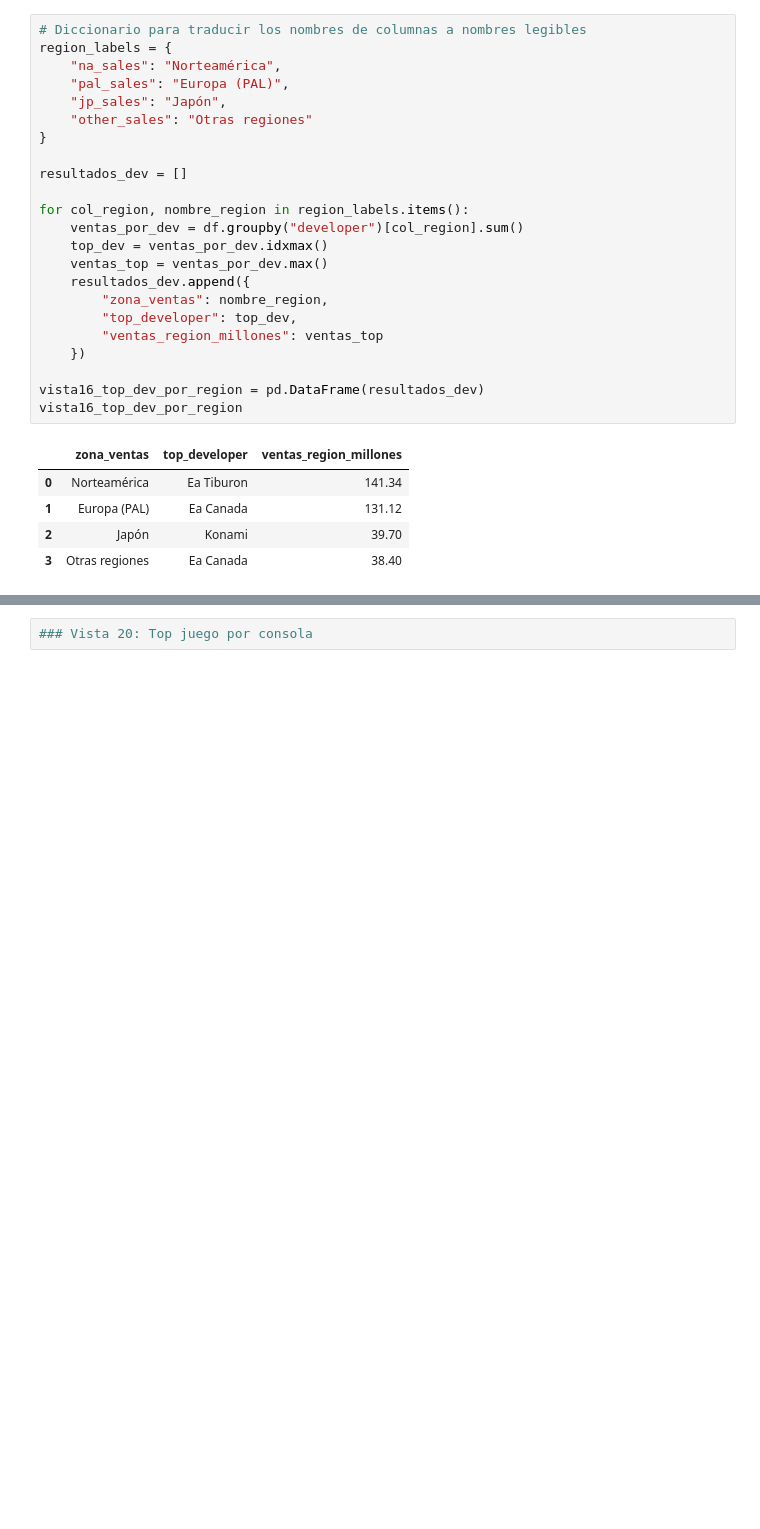
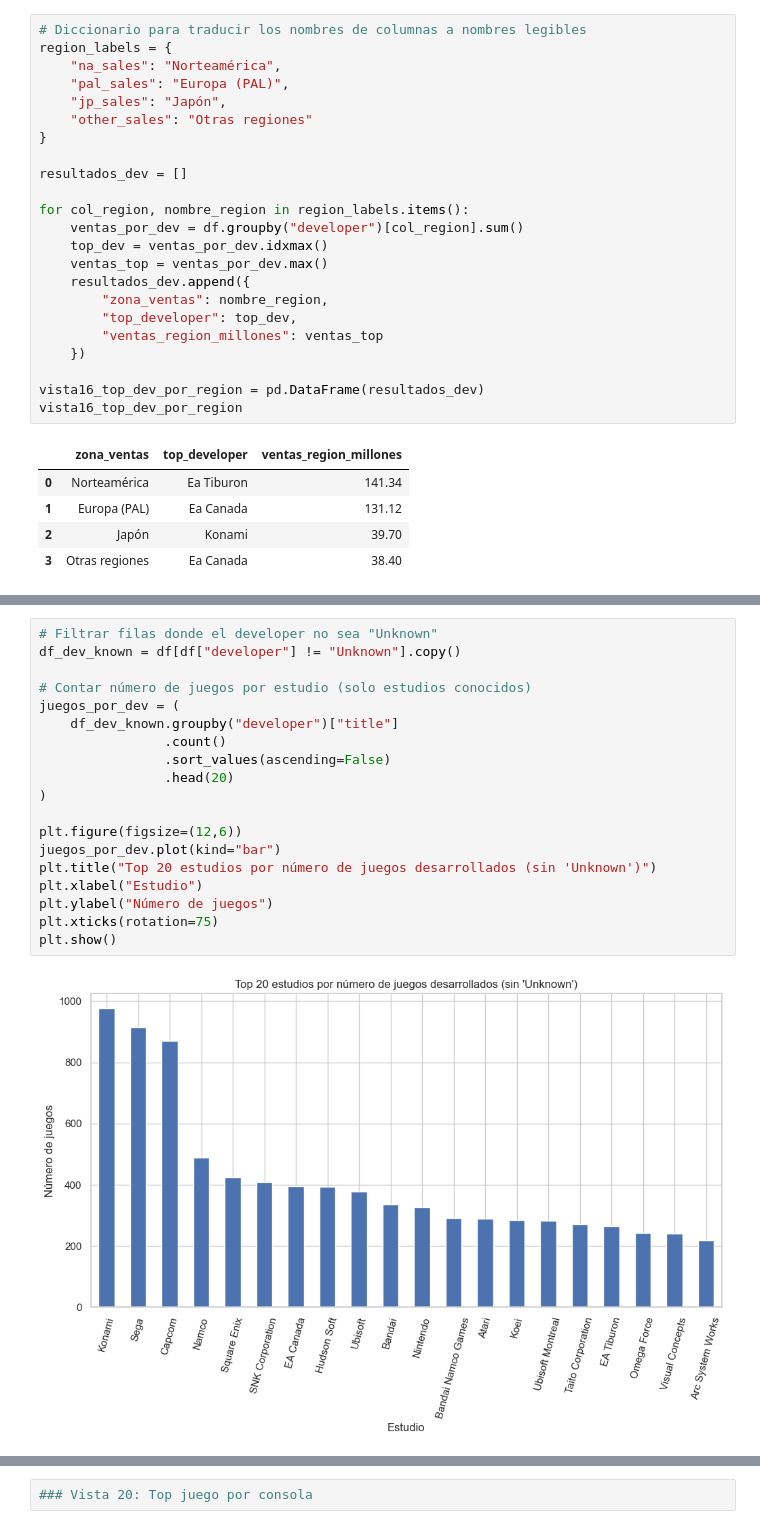
Before and after one commit to Jorge-Vilavella/Proyecto, a Jupyter notebook: notebooks/eda.ipynb, the cells around one changed output, grey strips where cells are left out. Saved outputs shown, nothing was run; the diff lists cells and outputs as text; blank space fills up the shorter version.

```diff
--- a/notebooks/eda.ipynb
+++ b/notebooks/eda.ipynb
@@ -1055 +1058,22 @@ vista16_top_dev_por_region
+# %%
+# Filtrar filas donde el developer no sea "Unknown"
+df_dev_known = df[df["developer"] != "Unknown"].copy()
+
+# Contar número de juegos por estudio (solo estudios conocidos)
+juegos_por_dev = (
+    df_dev_known.groupby("developer")["title"]
+                .count()
+                .sort_values(ascending=False)
+                .head(20)
+)
+
+plt.figure(figsize=(12,6))
+juegos_por_dev.plot(kind="bar")
+plt.title("Top 20 estudios por número de juegos desarrollados (sin 'Unknown')")
+plt.xlabel("Estudio")
+plt.ylabel("Número de juegos")
+plt.xticks(rotation=75)
+plt.show()
+# %% [output]
+[figure, added]
 # %%
```
Also changed, not shown: parts of 4 cells of this notebook.
